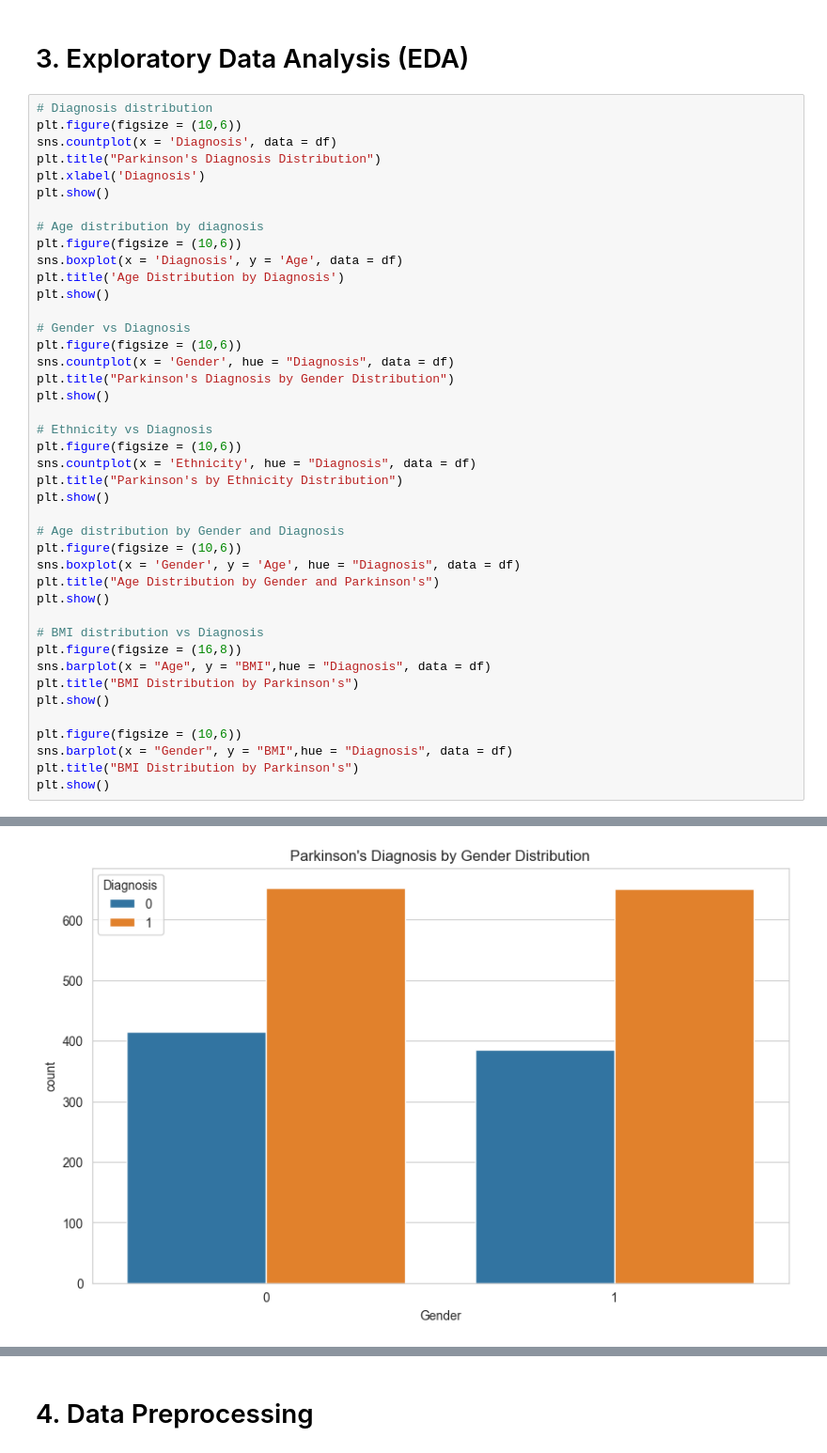
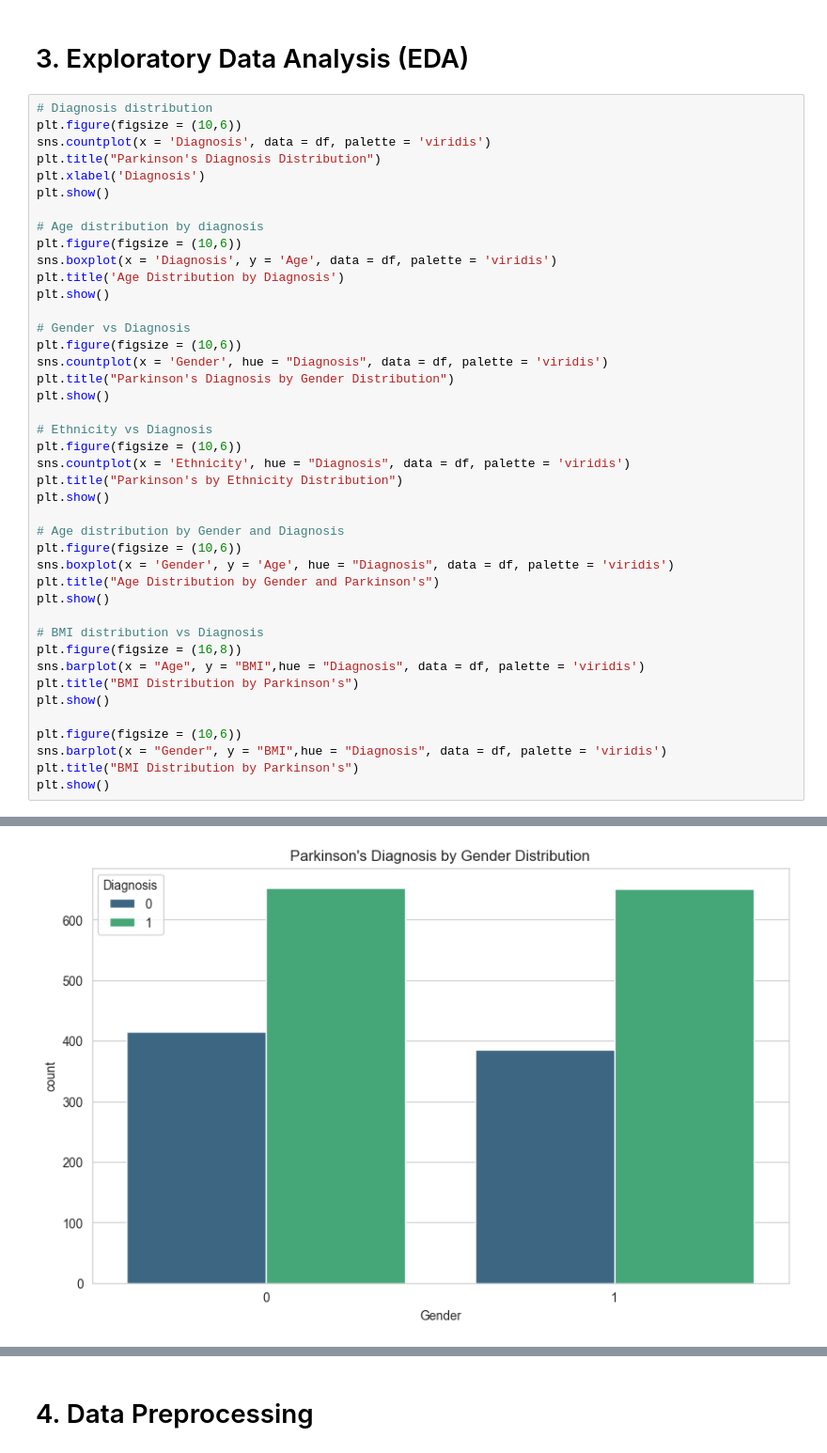
Before and after one commit to ShivekGosain/Parkinson-s_Disease_Detection, a Jupyter notebook: Parkinson's_Detection.ipynb, the cells around one changed output, grey strips where cells are left out. Shown at 94% size. Saved outputs shown, nothing was run; the diff lists cells and outputs as text.

```diff
--- a/Parkinson's_Detection.ipynb
+++ b/Parkinson's_Detection.ipynb
@@ -108,43 +108,43 @@ Number of Duplicate values: 0
 # %%
 # Diagnosis distribution
 plt.figure(figsize = (10,6))
-sns.countplot(x = 'Diagnosis', data = df)
+sns.countplot(x = 'Diagnosis', data = df, palette = 'viridis')
 plt.title("Parkinson's Diagnosis Distribution")
 plt.xlabel('Diagnosis')
 plt.show()
 
 # Age distribution by diagnosis
 plt.figure(figsize = (10,6))
-sns.boxplot(x = 'Diagnosis', y = 'Age', data = df)
+sns.boxplot(x = 'Diagnosis', y = 'Age', data = df, palette = 'viridis')
 plt.title('Age Distribution by Diagnosis')
 plt.show()
 
 # Gender vs Diagnosis
 plt.figure(figsize = (10,6))
-sns.countplot(x = 'Gender', hue = "Diagnosis", data = df)
+sns.countplot(x = 'Gender', hue = "Diagnosis", data = df, palette = 'viridis')
 plt.title("Parkinson's Diagnosis by Gender Distribution")
 plt.show()
 
 # Ethnicity vs Diagnosis
 plt.figure(figsize = (10,6))
-sns.countplot(x = 'Ethnicity', hue = "Diagnosis", data = df)
+sns.countplot(x = 'Ethnicity', hue = "Diagnosis", data = df, palette = 'viridis')
 plt.title("Parkinson's by Ethnicity Distribution")
 plt.show()
 
 # Age distribution by Gender and Diagnosis
 plt.figure(figsize = (10,6))
-sns.boxplot(x = 'Gender', y = 'Age', hue = "Diagnosis", data = df)
+sns.boxplot(x = 'Gender', y = 'Age', hue = "Diagnosis", data = df, palette = 'viridis')
 plt.title("Age Distribution by Gender and Parkinson's")
 plt.show()
 
 # BMI distribution vs Diagnosis
 plt.figure(figsize = (16,8))
-sns.barplot(x = "Age", y = "BMI",hue = "Diagnosis", data = df)
+sns.barplot(x = "Age", y = "BMI",hue = "Diagnosis", data = df, palette = 'viridis')
 plt.title("BMI Distribution by Parkinson's")
 plt.show()
 
 plt.figure(figsize = (10,6))
-sns.barplot(x = "Gender", y = "BMI",hue = "Diagnosis", data = df)
+sns.barplot(x = "Gender", y = "BMI",hue = "Diagnosis", data = df, palette = 'viridis')
 plt.title("BMI Distribution by Parkinson's")
 plt.show()
 # %% [output]
@@ -153 +153 @@ plt.show()
-[figure, old version]
+[figure, new version]
```
Also changed, not shown: parts of 7 cells of this notebook.
